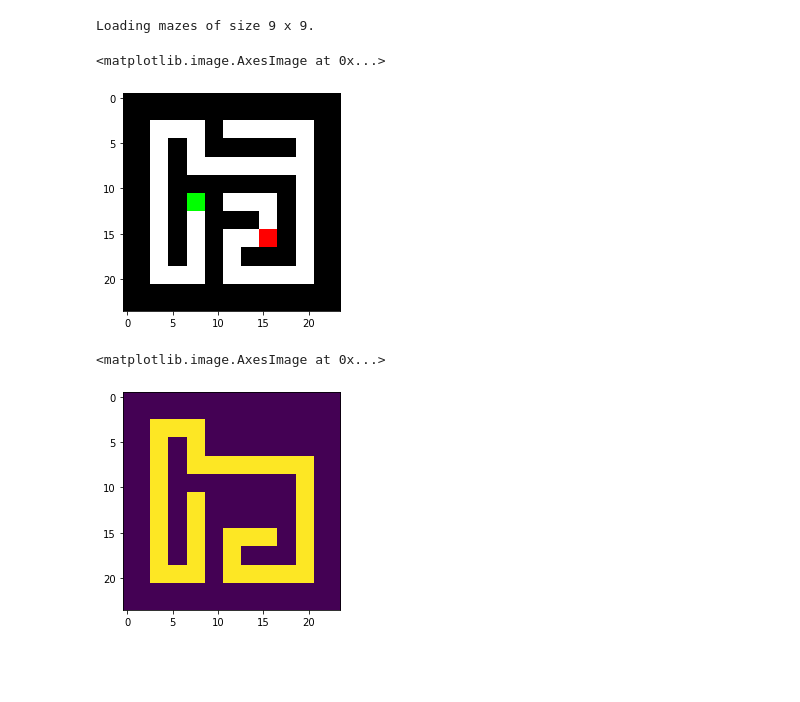
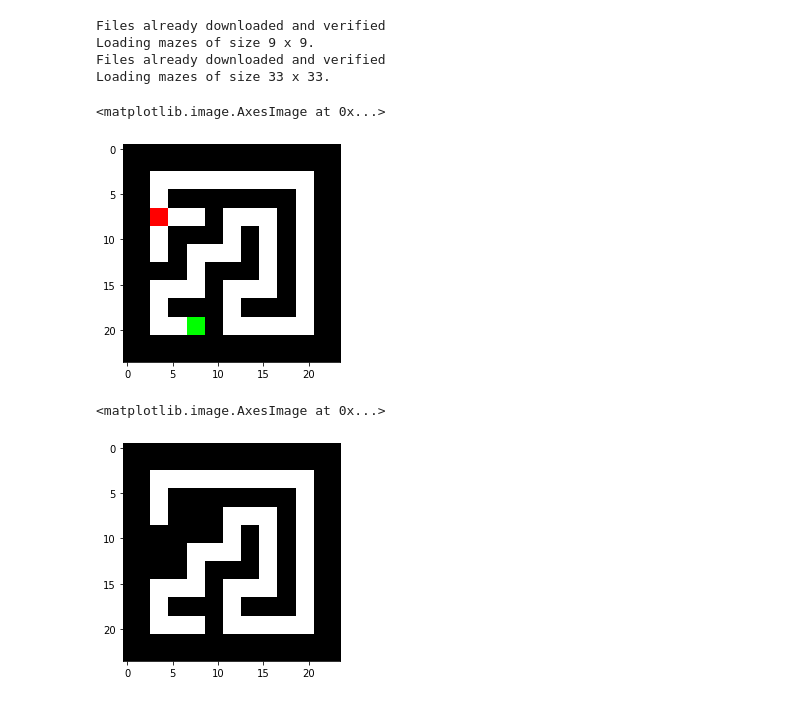
Before and after one commit to NNHieu/Thinking_Mazes_Jax, a Jupyter notebook: INote.ipynb, the cells around one changed output. Saved outputs shown, nothing was run; the diff lists cells and outputs as text; code cells hidden in the pictures; blank space fills up the shorter version.

Commit message:
train

```diff
--- a/INote.ipynb
+++ b/INote.ipynb
@@ -18,15 +17,19 @@ import equinox as eqx
-# %%
-DATA_ROOT = "data"
-ds = MazeDataset(DATA_ROOT, train=True, size=9, download=False)
-# %% [output]
-Loading mazes of size 9 x 9.
+# %%
+DATA_ROOT = "data"
+datasets = prepare_maze_loader("data", 9, 33)
+ds = datasets['train']
+# %% [output]
+Files already downloaded and verified
+Loading mazes of size 9 x 9.
+Files already downloaded and verified
+Loading mazes of size 33 x 33.
 # %%
 plt.imshow(ds[0][0].transpose(1, 2, 0))
 # %% [output]
 <matplotlib.image.AxesImage at 0x...>
-[figure, old version]
+[figure, new version]
 # %%
-plt.imshow(ds[0][1])
+plt.imshow(ds[1][0], cmap='gray')
 # %% [output]
 <matplotlib.image.AxesImage at 0x...>
-[figure, old version]
+[figure, new version]
```
Also changed, not shown: parts of 27 cells of this notebook, 25 other files.
